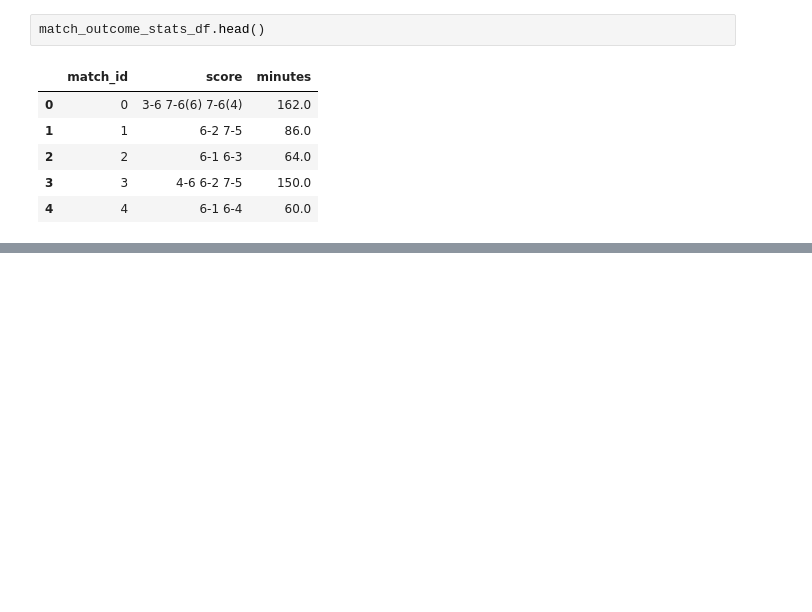
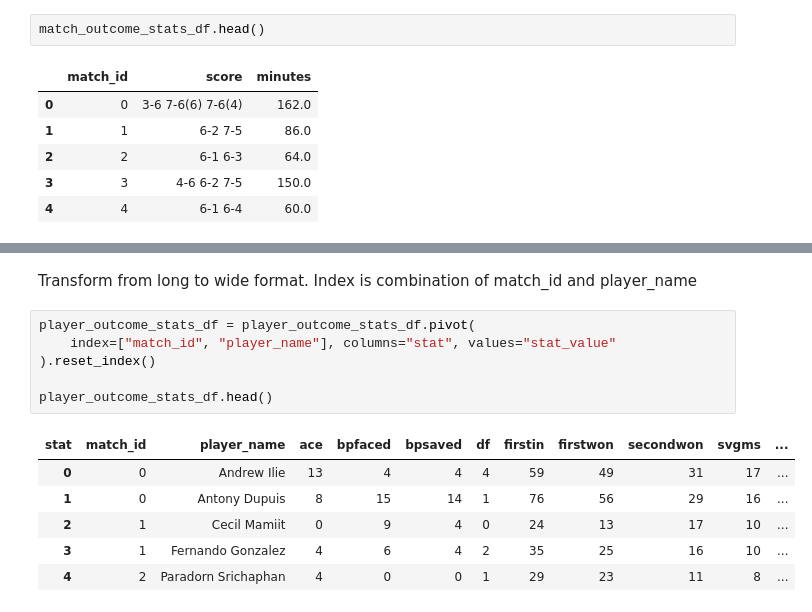
Before and after one commit to markclare1992/tennis, a Jupyter notebook: eda/initial_exploration.ipynb, the cells around one changed output, grey strips where cells are left out. Saved outputs shown, nothing was run; the diff lists cells and outputs as text; blank space fills up the shorter version.

```diff
--- a/eda/initial_exploration.ipynb
+++ b/eda/initial_exploration.ipynb
@@ -508,0 +478,15 @@ Name: count, dtype: int64
+# %% [markdown]
+Transform from long to wide format. Index is combination of match_id and player_name
+# %%
+player_outcome_stats_df = player_outcome_stats_df.pivot(
+    index=["match_id", "player_name"], columns="stat", values="stat_value"
+).reset_index()
+
+player_outcome_stats_df.head()
+# %% [output]
+| stat | match_id | player_name | ace | bpfaced | bpsaved | df | firstin | firstwon | secondwon | svgms | ... |
+| 0 | 0 | Andrew Ilie | 13 | 4 | 4 | 4 | 59 | 49 | 31 | 17 | ... |
+| 1 | 0 | Antony Dupuis | 8 | 15 | 14 | 1 | 76 | 56 | 29 | 16 | ... |
+| 2 | 1 | Cecil Mamiit | 0 | 9 | 4 | 0 | 24 | 13 | 17 | 10 | ... |
+| 3 | 1 | Fernando Gonzalez | 4 | 6 | 4 | 2 | 35 | 25 | 16 | 10 | ... |
+| 4 | 2 | Paradorn Srichaphan | 4 | 0 | 0 | 1 | 29 | 23 | 11 | 8 | ... |
```
Also changed, not shown: parts of 55 cells of this notebook, 10 other files.
